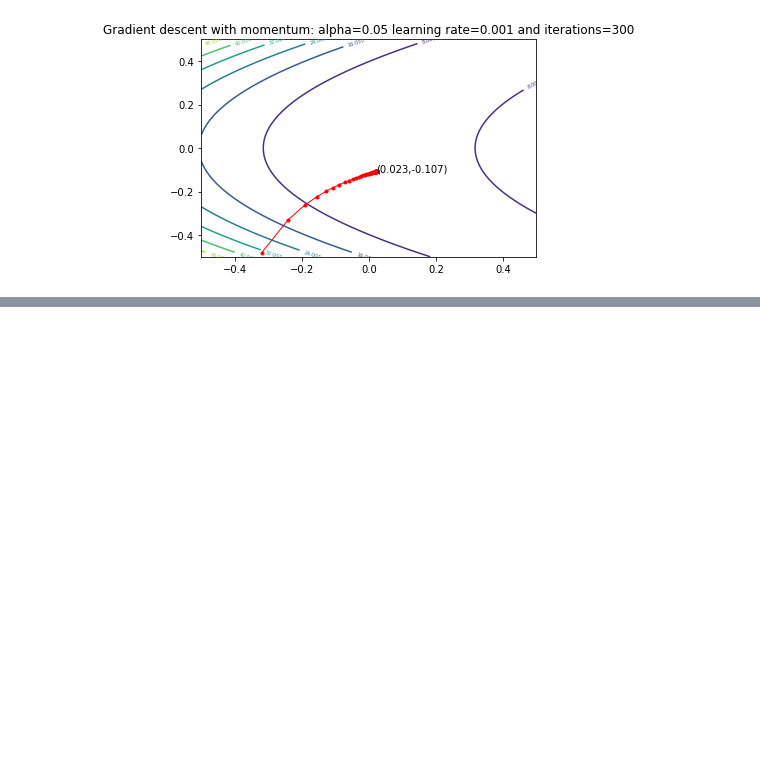
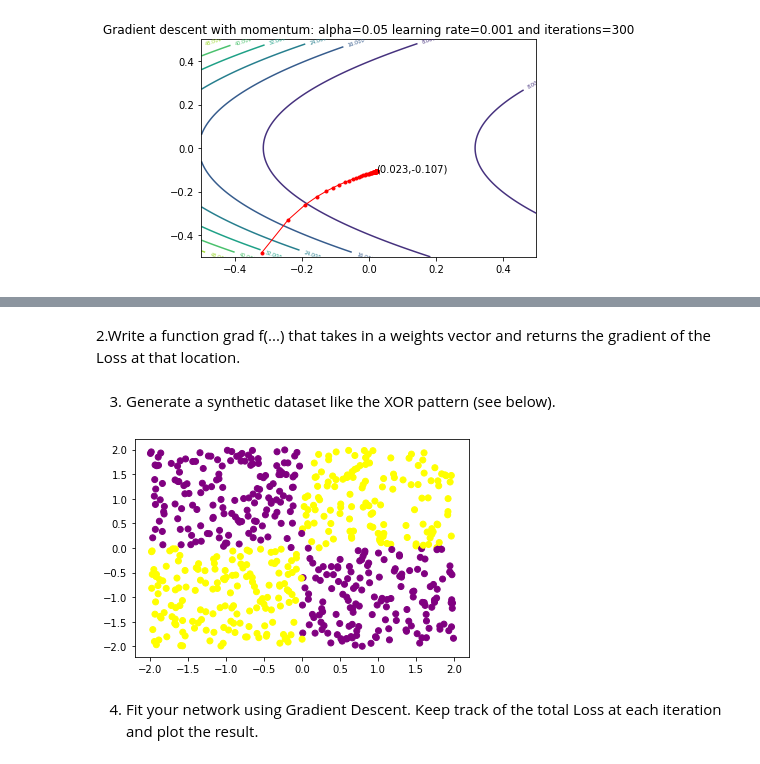
Before and after one commit to Butterflyer043/DL-NN, a Jupyter notebook: Assignment/HW2.ipynb, the cells around one changed output, grey strips where cells are left out. Drawn from its saved outputs; the diff is of its cells as text; code cells hidden in the pictures; blank space fills up the shorter version.

```diff
--- a/Assignment/HW2.ipynb
+++ b/Assignment/HW2.ipynb
@@ -215,0 +233,3 @@ $$L=-ylog(\hat y)-(1-y)log(1-\hat y)$$
+# %% [markdown]
+2.Write a function grad f(...) that takes in a weights vector and returns
+the gradient of the Loss at that location.
@@ -215,0 +281,18 @@ $$L=-ylog(\hat y)-(1-y)log(1-\hat y)$$
+# %% [markdown]
+3. Generate a synthetic dataset like the XOR pattern (see below).
+# %%
+N = 600
+np.random.seed(123)
+data = np.random.uniform(-2,2,N*2).reshape(N,2)
+color = []
+for i in range(N):
+    if data[i][0]*data[i][1]<0:
+        color.append('purple')
+    else:
+        color.append('yellow')
+plt.scatter(data[:,0],data[:,1],color = color)
+plt.show()
+# %% [output]
+[figure, added]
+# %% [markdown]
+4. Fit your network using Gradient Descent. Keep track of the total Loss at each iteration and plot the result.
```
Also changed, not shown: parts of 11 cells of this notebook.
